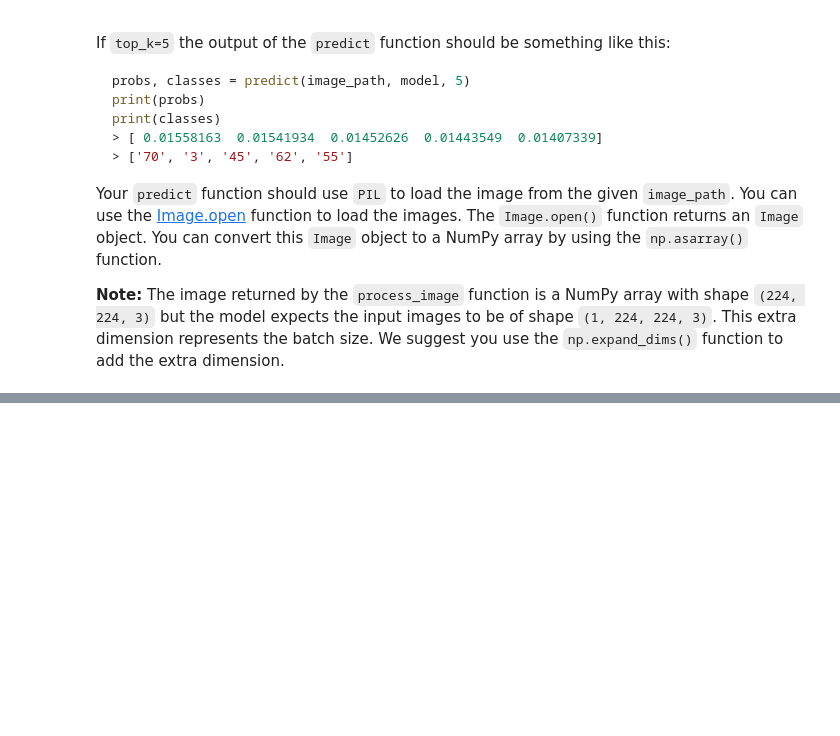
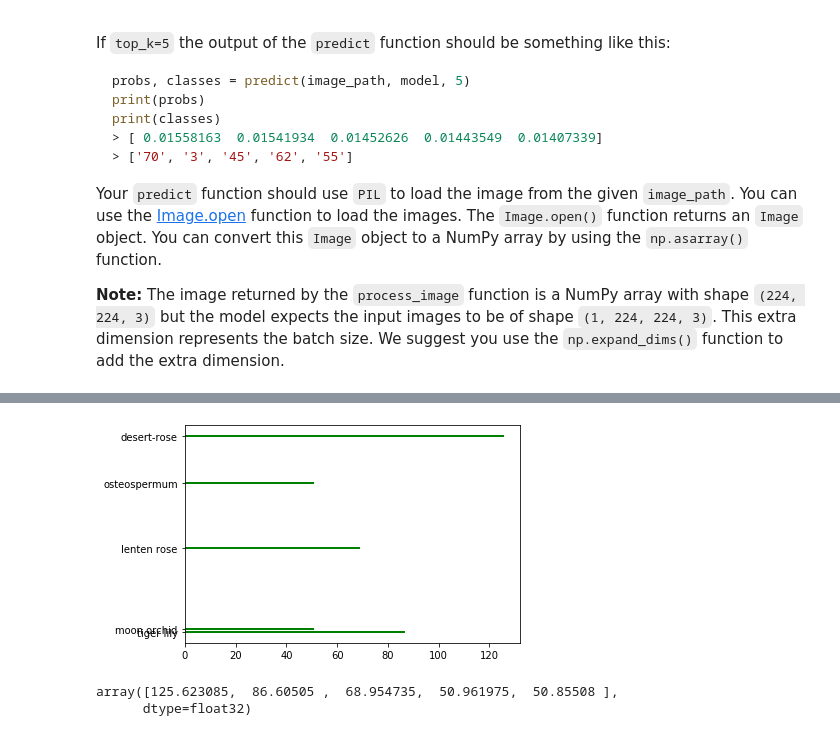
Before and after one commit to gauravshelangia/intro-to-ml-tensorflow, a Jupyter notebook: projects/p2_image_classifier/Project_Image_Classifier_Project.ipynb, the cells around one changed output, grey strips where cells are left out. Drawn from its saved outputs; the diff is of its cells as text; code cells hidden in the pictures; blank space fills up the shorter version.

Commit message:
finalizing things up and TODO change the feed forward network to gain accuracy

```diff
--- a/projects/p2_image_classifier/Project_Image_Classifier_Project.ipynb
+++ b/projects/p2_image_classifier/Project_Image_Classifier_Project.ipynb
@@ -529,3 +581,15 @@ Your `predict` function should use `PIL` to load the image from the given `image
+# %%
+# tensor = tf.expand_dims(tensor,0,name=None) // to expand dims
+# TODO: Create the predict function
+def predict(image_path, model, top_k):
+  im = Image.open(image_path)
+  test_image = np.asarray(im)
+  processed_test_image = process_image(test_image)
+  processed_test_image = tf.expand_dims(processed_test_image,0,name=None)
+  prediction = model.predict(processed_test_image)
+  top_k_indices = prediction[0].argsort()[-top_k:][::-1]
+  top_k_prediction = np.take(prediction[0],top_k_indices)
+  return top_k_prediction,top_k_indices
 # %% [markdown]
 # Sanity Check
 
@@ -545,0 +624,2 @@ You can convert from the class integer labels to actual flower names using `clas
+# %%
+top_k_prediction,top_k_indices = predict("cautleya_spicata.jpg",model,5)
@@ -545,0 +631,12 @@ You can convert from the class integer labels to actual flower names using `clas
+# %%
+plt.barh(top_k_indices,top_k_prediction, color='green')
+predicted_class = [class_names[str(i)] for i in top_k_indices]
+plt.yticks(top_k_indices,predicted_class)
+plt.show()
+# %% [output]
+[figure, added]
+# %%
+pred
+# %% [output]
+array([125.623085,  86.60505 ,  68.954735,  50.961975,  50.85508 ],
+      dtype=float32)
```
Also changed, not shown: parts of 28 cells of this notebook.
